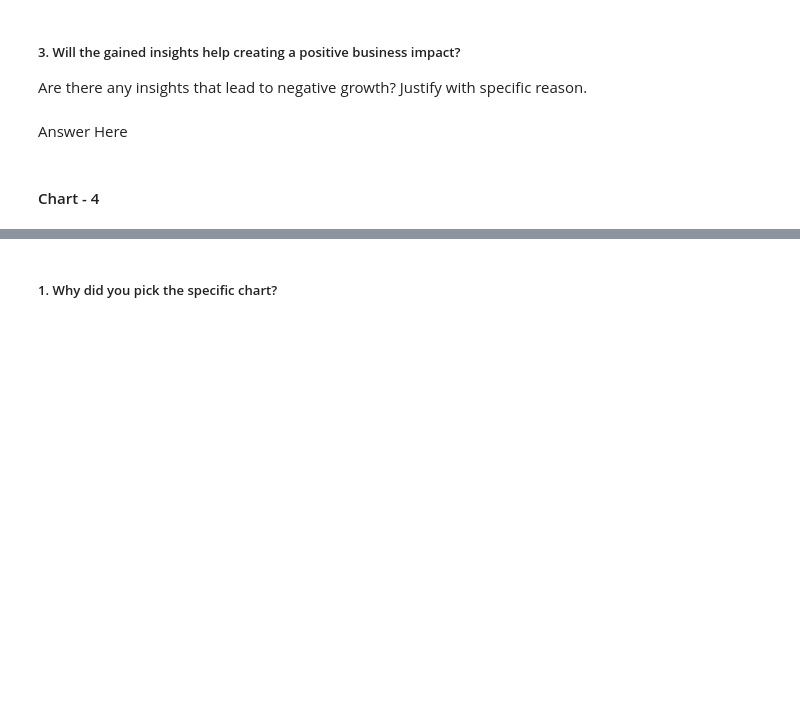
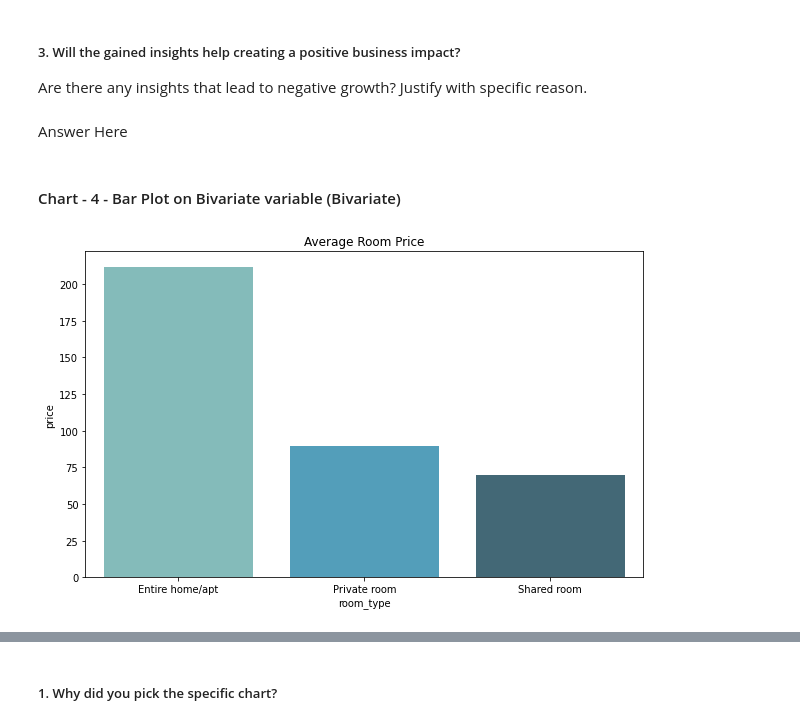
Before and after one commit to riyapatelrp/Airbnb-Booking-Analysis-EDA-, a Jupyter notebook: Capstone_AirBnb_Booking_Analysis.ipynb, the cells around one changed output, grey strips where cells are left out. Cells and saved outputs as stored; diff of their text form; code cells hidden in the pictures; blank space fills up the shorter version.

```diff
--- a/Capstone_AirBnb_Booking_Analysis.ipynb
+++ b/Capstone_AirBnb_Booking_Analysis.ipynb
@@ -749,4 +764,4 @@ Are there any insights that lead to negative growth? Justify with specific reaso
 # %% [markdown]
 Answer Here
 # %% [markdown]
-#### Chart - 4
+#### Chart - 4 - Bar Plot on Bivariate variable (Bivariate)
@@ -754,0 +768,16 @@ Answer Here
+# %%
+# Chart - 4 visualization code
+
+# Graph 1
+# Relation b/w room type and price
+
+# mean price for room type
+df= airbnb_data.groupby('room_type', as_index=False)[['price']].mean()
+x_label = df['room_type']
+y_label = df['price']
+plt.figure(figsize=(10,6))
+sns.barplot(data=df, x=x_label, y=y_label, palette='GnBu_d')
+plt.title('Average Room Price')
+plt.show()
+# %% [output]
+[figure, added]
```
Also changed, not shown: parts of 17 cells of this notebook.
